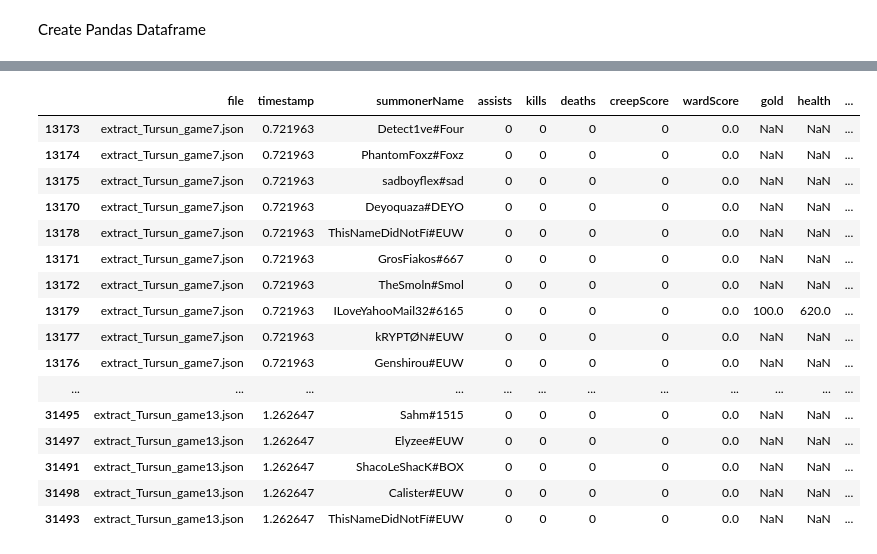
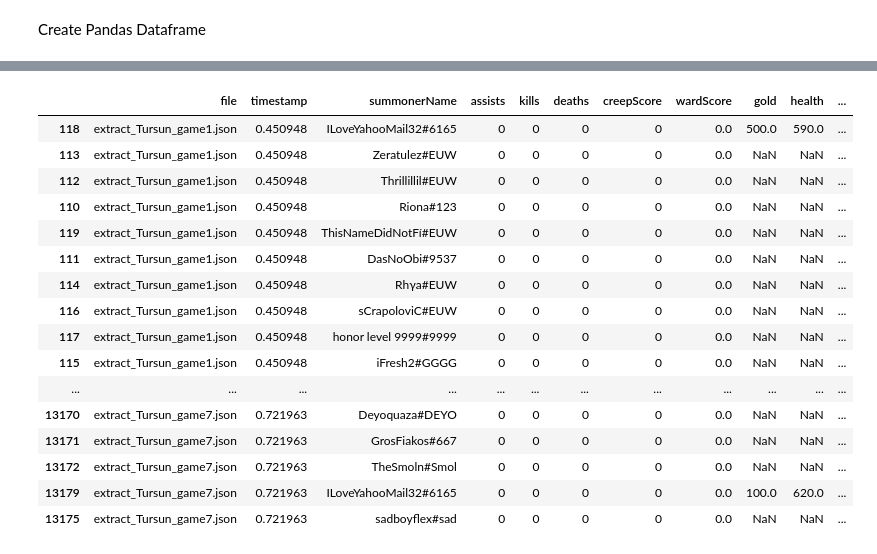
Before and after one commit to EnesSabi/Research_CheatDetection_with_ML, a Jupyter notebook: LiveClient/Live_Client_Dataframe.ipynb, the cells around one changed output, grey strips where cells are left out. Cells and saved outputs as stored; diff of their text form; code cells hidden in the pictures.

```diff
--- a/LiveClient/Live_Client_Dataframe.ipynb
+++ b/LiveClient/Live_Client_Dataframe.ipynb
@@ -87,24 +73,24 @@ dtype: object
 | 22708 | extract_Tursun_game10.json | 0.015957 | DAWEEEI#EUW | 0 | 0 | 0 | 0 | 0.0 | NaN | NaN | ... |
 | 22709 | extract_Tursun_game10.json | 0.015957 | ThisNameDidNotFí#EUW | 0 | 0 | 0 | 0 | 0.0 | NaN | NaN | ... |
 # %%
-filtered_df = df.loc[(df["gold"] != 0) & (df["timestamp"] > 0.5)]
+filtered_df = df.loc[(df["gold"] != 0) & (df["timestamp"] > 0.1)] # TODO: Count only when game is started --> Find "GameStart"-Event in json
 filtered_df = filtered_df.sort_values(by=["timestamp"], ascending=True)
 display(filtered_df.head(20))
 # %% [output]
 |  | file | timestamp | summonerName | assists | kills | deaths | creepScore | wardScore | gold | health | ... |
-| 13173 | extract_Tursun_game7.json | 0.721963 | Detect1ve#Four | 0 | 0 | 0 | 0 | 0.0 | NaN | NaN | ... |
-| 13174 | extract_Tursun_game7.json | 0.721963 | PhantomFoxz#Foxz | 0 | 0 | 0 | 0 | 0.0 | NaN | NaN | ... |
-| 13175 | extract_Tursun_game7.json | 0.721963 | sadboyflex#sad | 0 | 0 | 0 | 0 | 0.0 | NaN | NaN | ... |
+| 118 | extract_Tursun_game1.json | 0.450948 | ILoveYahooMail32#6165 | 0 | 0 | 0 | 0 | 0.0 | 500.0 | 590.0 | ... |
+| 113 | extract_Tursun_game1.json | 0.450948 | Zeratulez#EUW | 0 | 0 | 0 | 0 | 0.0 | NaN | NaN | ... |
+| 112 | extract_Tursun_game1.json | 0.450948 | Thrillillil#EUW | 0 | 0 | 0 | 0 | 0.0 | NaN | NaN | ... |
+| 110 | extract_Tursun_game1.json | 0.450948 | Riona#123 | 0 | 0 | 0 | 0 | 0.0 | NaN | NaN | ... |
+| 119 | extract_Tursun_game1.json | 0.450948 | ThisNameDidNotFí#EUW | 0 | 0 | 0 | 0 | 0.0 | NaN | NaN | ... |
+| 111 | extract_Tursun_game1.json | 0.450948 | DasNoObi#9537 | 0 | 0 | 0 | 0 | 0.0 | NaN | NaN | ... |
+| 114 | extract_Tursun_game1.json | 0.450948 | Rhγa#EUW | 0 | 0 | 0 | 0 | 0.0 | NaN | NaN | ... |
+| 116 | extract_Tursun_game1.json | 0.450948 | sCrapoloviC#EUW | 0 | 0 | 0 | 0 | 0.0 | NaN | NaN | ... |
+| 117 | extract_Tursun_game1.json | 0.450948 | honor level 9999#9999 | 0 | 0 | 0 | 0 | 0.0 | NaN | NaN | ... |
+| 115 | extract_Tursun_game1.json | 0.450948 | iFresh2#GGGG | 0 | 0 | 0 | 0 | 0.0 | NaN | NaN | ... |
+| ... | ... | ... | ... | ... | ... | ... | ... | ... | ... | ... | ... |
 | 13170 | extract_Tursun_game7.json | 0.721963 | Deyoquaza#DEYO | 0 | 0 | 0 | 0 | 0.0 | NaN | NaN | ... |
-| 13178 | extract_Tursun_game7.json | 0.721963 | ThisNameDidNotFí#EUW | 0 | 0 | 0 | 0 | 0.0 | NaN | NaN | ... |
 | 13171 | extract_Tursun_game7.json | 0.721963 | GrosFiakos#667 | 0 | 0 | 0 | 0 | 0.0 | NaN | NaN | ... |
 | 13172 | extract_Tursun_game7.json | 0.721963 | TheSmoln#Smol | 0 | 0 | 0 | 0 | 0.0 | NaN | NaN | ... |
 | 13179 | extract_Tursun_game7.json | 0.721963 | ILoveYahooMail32#6165 | 0 | 0 | 0 | 0 | 0.0 | 100.0 | 620.0 | ... |
-| 13177 | extract_Tursun_game7.json | 0.721963 | kRYPTØN#EUW | 0 | 0 | 0 | 0 | 0.0 | NaN | NaN | ... |
-| 13176 | extract_Tursun_game7.json | 0.721963 | Genshirou#EUW | 0 | 0 | 0 | 0 | 0.0 | NaN | NaN | ... |
-| ... | ... | ... | ... | ... | ... | ... | ... | ... | ... | ... | ... |
-| 31495 | extract_Tursun_game13.json | 1.262647 | Sahm#1515 | 0 | 0 | 0 | 0 | 0.0 | NaN | NaN | ... |
-| 31497 | extract_Tursun_game13.json | 1.262647 | Elyzee#EUW | 0 | 0 | 0 | 0 | 0.0 | NaN | NaN | ... |
-| 31491 | extract_Tursun_game13.json | 1.262647 | ShacoLeShacK#BOX | 0 | 0 | 0 | 0 | 0.0 | NaN | NaN | ... |
-| 31498 | extract_Tursun_game13.json | 1.262647 | Calister#EUW | 0 | 0 | 0 | 0 | 0.0 | NaN | NaN | ... |
-| 31493 | extract_Tursun_game13.json | 1.262647 | ThisNameDidNotFí#EUW | 0 | 0 | 0 | 0 | 0.0 | NaN | NaN | ... |
+| 13175 | extract_Tursun_game7.json | 0.721963 | sadboyflex#sad | 0 | 0 | 0 | 0 | 0.0 | NaN | NaN | ... |
```
Also changed, not shown: parts of 4 cells of this notebook, 2 other files.
